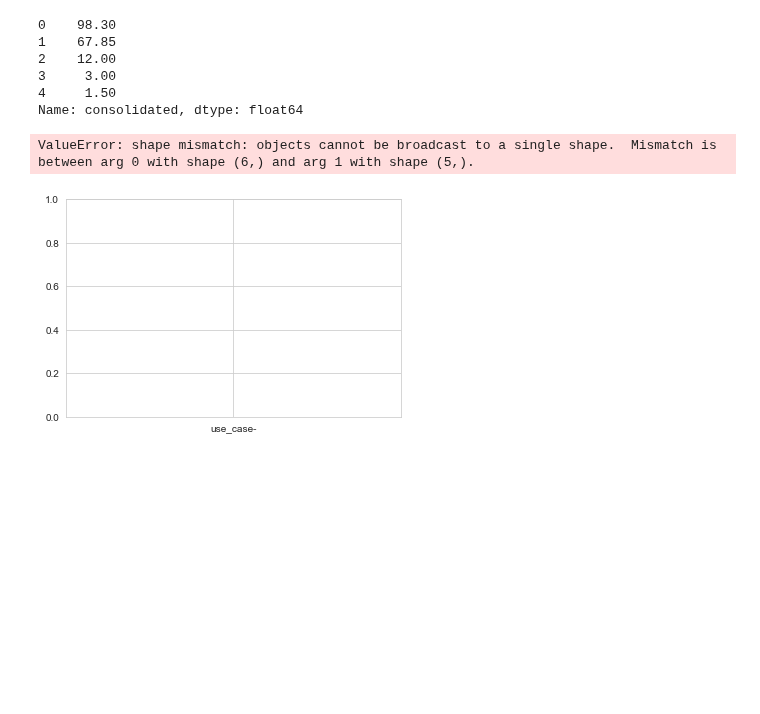
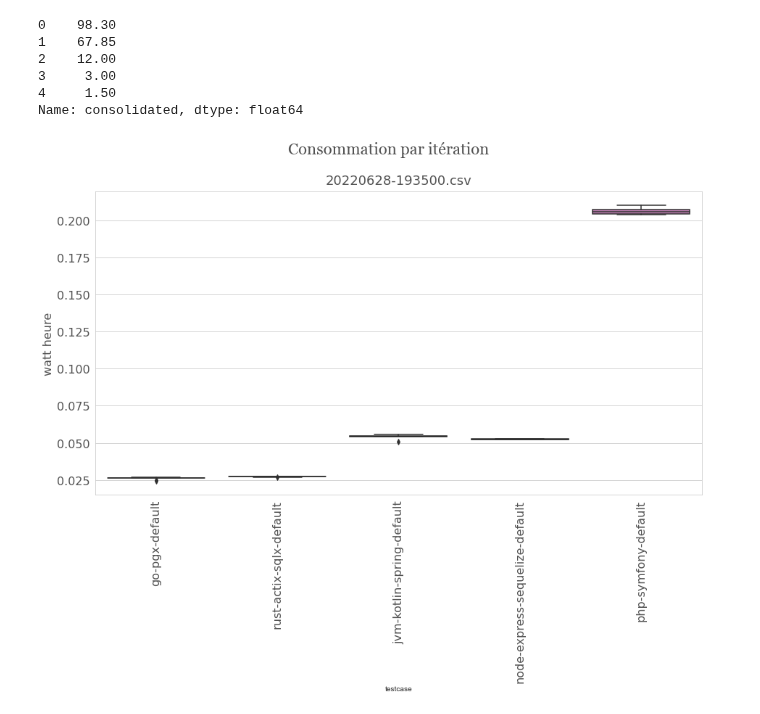
Before and after one commit to Boavizta/ecobenchmark-applicationweb-backend, a Jupyter notebook: results/ecobenchmark.ipynb, the cells around one changed output. Saved outputs shown, nothing was run; the diff lists cells and outputs as text; code cells hidden in the pictures; blank space fills up the shorter version.

```diff
--- a/results/ecobenchmark.ipynb
+++ b/results/ecobenchmark.ipynb
@@ -648,14 +670,29 @@ dfglobal1["consolidated"]
 4     1.50
 Name: consolidated, dtype: float64
 # %%
-fig, ax = plt.subplots()
+sns.set_style("whitegrid")
+facecolor = '#FFFFFF'
+fig, ax = plt.subplots(1,1,figsize=(15, 8), facecolor=facecolor)
+sns.boxplot(x = 'testcase', y = 'wh_by_iteration',palette='colorblind',fliersize=5, data = df[df['use_case']=='default'].sort_values(['wh_by_iteration'], ascending=[1]))
+font_color = '#525252'
+csfont = {'fontname':'Georgia'}
+hfont = {'fontname':'DejaVu Sans'}
+ax.set_ylabel('watt heure', fontsize=16, color=font_color, **hfont)
+for label in (ax.get_xticklabels() + ax.get_yticklabels()):
+    label.set(fontsize=16, color=font_color, **hfont)
+title = 'Consommation par itération'
+fig.suptitle(title, y=.97, fontsize=22, color=font_color, **csfont)
+subtitle = data_filename
+plt.title(subtitle, fontsize=18, pad=10, color=font_color, **hfont)
+plt.subplots_adjust(top=0.85)
+for i, box in enumerate(ax.artists):
+    col = box.get_facecolor()
+    plt.setp(ax.lines[i*6+5], mfc=col, mec=col)
+lines = ax.get_lines()
+plt.xticks(rotation=90)
 
-ax.bar(dfglobal1.columns, dfglobal1["consolidated"], align='center', alpha=0.5)
-#ax.set_ylabel('Coefficient of Thermal Expansion ()')
-#ax.set_xticks(dfglobal1["consolidated"])
-#ax.set_xticklabels(dfglobal1.columns)
-#ax.set_title('Coefficent of Thermal Expansion (CTE) of Three Metals')
-//ax.yaxis.grid(True)
+
+filename = 'boxplot-wh-filtered'
+plt.savefig(filename+'.png', facecolor=facecolor)
 # %% [output]
-ValueError: shape mismatch: objects cannot be broadcast to a single shape.  Mismatch is between arg 0 with shape (6,) and arg 1 with shape (5,).
-[figure, old version]
+[figure, new version]
```
Also changed, not shown: parts of 2 cells of this notebook.
